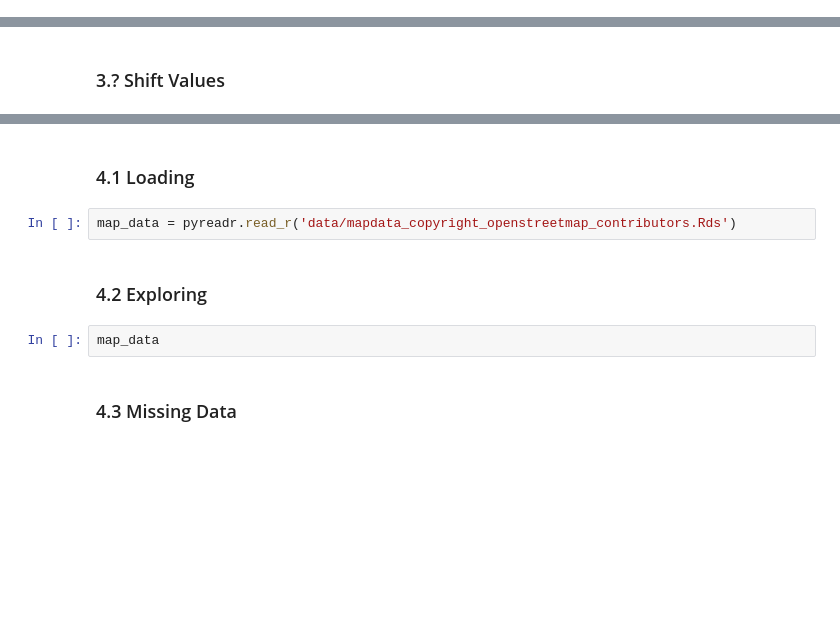
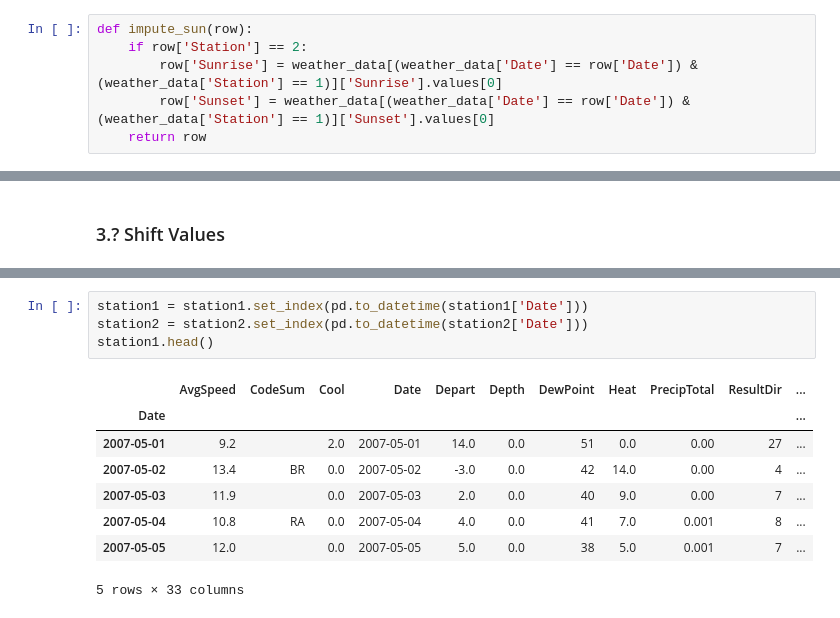
Before and after one commit to AaronCarney/Capstone2-WNV, a Jupyter notebook: Data Wrangling.ipynb, the cells around one changed output, grey strips where cells are left out. Saved outputs shown, nothing was run; the diff lists cells and outputs as text; blank space fills up the shorter version.

```diff
--- a/Data Wrangling.ipynb
+++ b/Data Wrangling.ipynb
@@ -640,0 +682,6 @@ weather_data.AvgSpeed.isnull().sum()
+# %%
+def impute_sun(row):
+    if row['Station'] == 2:
+        row['Sunrise'] = weather_data[(weather_data['Date'] == row['Date']) & (weather_data['Station'] == 1)]['Sunrise'].values[0]
+        row['Sunset'] = weather_data[(weather_data['Date'] == row['Date']) & (weather_data['Station'] == 1)]['Sunset'].values[0]
+    return row
@@ -848,10 +1036,13 @@ Research to be done:
-# %% [markdown]
-### 4.1 Loading <a id='4.1_Loading'></a>
-# %%
-map_data = pyreadr.read_r('data/mapdata_copyright_openstreetmap_contributors.Rds')
-# %% [markdown]
-### 4.2 Exploring <a id='4.2_Exploring'></a>
-# %%
-map_data
-# %% [markdown]
-### 4.3 Missing Data <a id='4.3_Missing_Data'></a>
+# %%
+station1 = station1.set_index(pd.to_datetime(station1['Date']))
+station2 = station2.set_index(pd.to_datetime(station2['Date']))
+station1.head()
+# %% [output]
+|  | AvgSpeed | CodeSum | Cool | Date | Depart | Depth | DewPoint | Heat | PrecipTotal | ResultDir | ... |
+| Date |  |  |  |  |  |  |  |  |  |  | ... |
+| 2007-05-01 | 9.2 |  | 2.0 | 2007-05-01 | 14.0 | 0.0 | 51 | 0.0 | 0.00 | 27 | ... |
+| 2007-05-02 | 13.4 | BR | 0.0 | 2007-05-02 | -3.0 | 0.0 | 42 | 14.0 | 0.00 | 4 | ... |
+| 2007-05-03 | 11.9 |  | 0.0 | 2007-05-03 | 2.0 | 0.0 | 40 | 9.0 | 0.00 | 7 | ... |
+| 2007-05-04 | 10.8 | RA | 0.0 | 2007-05-04 | 4.0 | 0.0 | 41 | 7.0 | 0.001 | 8 | ... |
+| 2007-05-05 | 12.0 |  | 0.0 | 2007-05-05 | 5.0 | 0.0 | 38 | 5.0 | 0.001 | 7 | ... |
+5 rows × 33 columns
```
Also changed, not shown: parts of 48 cells of this notebook.
